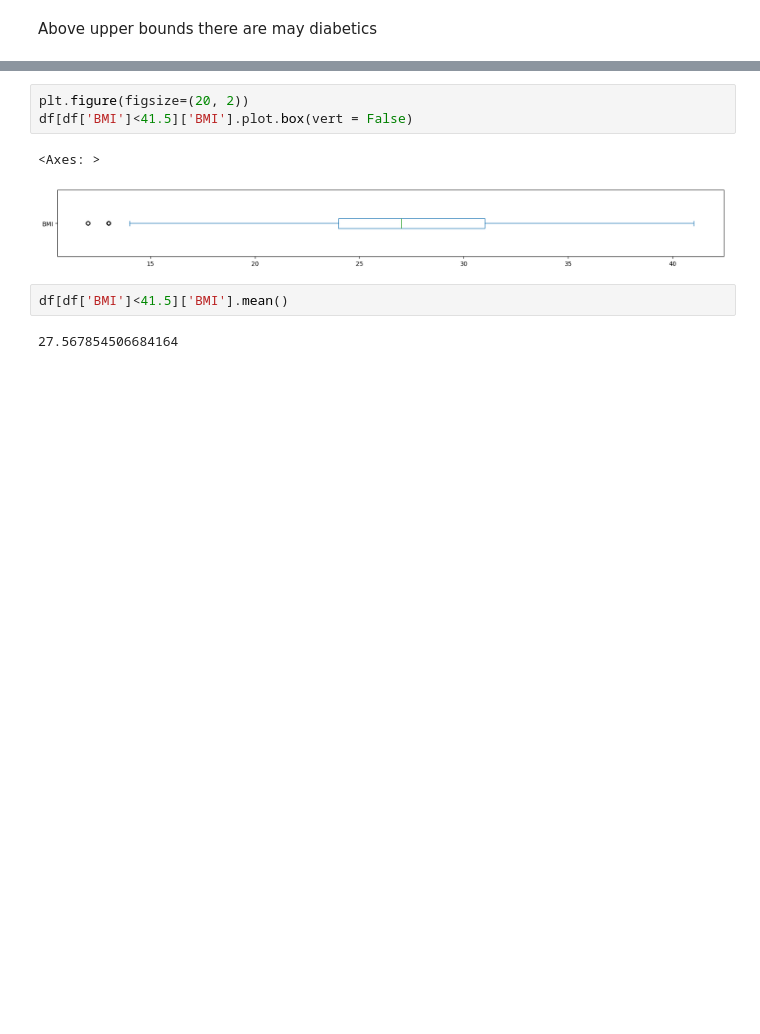
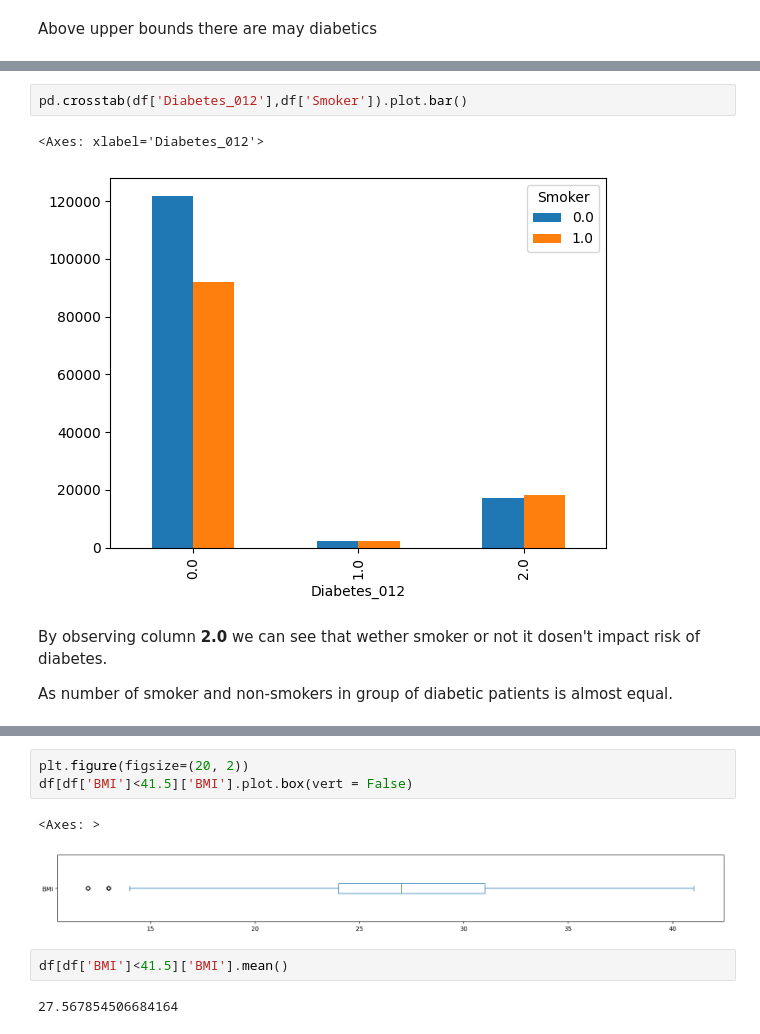
Before and after one commit to albertodavincishekhawat/BasicMachineLearning, a Jupyter notebook: ML.ipynb, the cells around one changed output, grey strips where cells are left out. Cells and saved outputs as stored; diff of their text form; blank space fills up the shorter version.

```diff
--- a/ML.ipynb
+++ b/ML.ipynb
@@ -432,0 +482,9 @@ Above upper bounds there are may diabetics
+# %%
+pd.crosstab(df['Diabetes_012'],df['Smoker']).plot.bar()
+# %% [output]
+<Axes: xlabel='Diabetes_012'>
+[figure, added]
+# %% [markdown]
+By observing column **2.0** we can see that wether smoker or not it dosen't impact risk of diabetes.
+
+As number of smoker and non-smokers in group of diabetic patients is almost equal.
```
Also changed, not shown: parts of 33 cells of this notebook.
